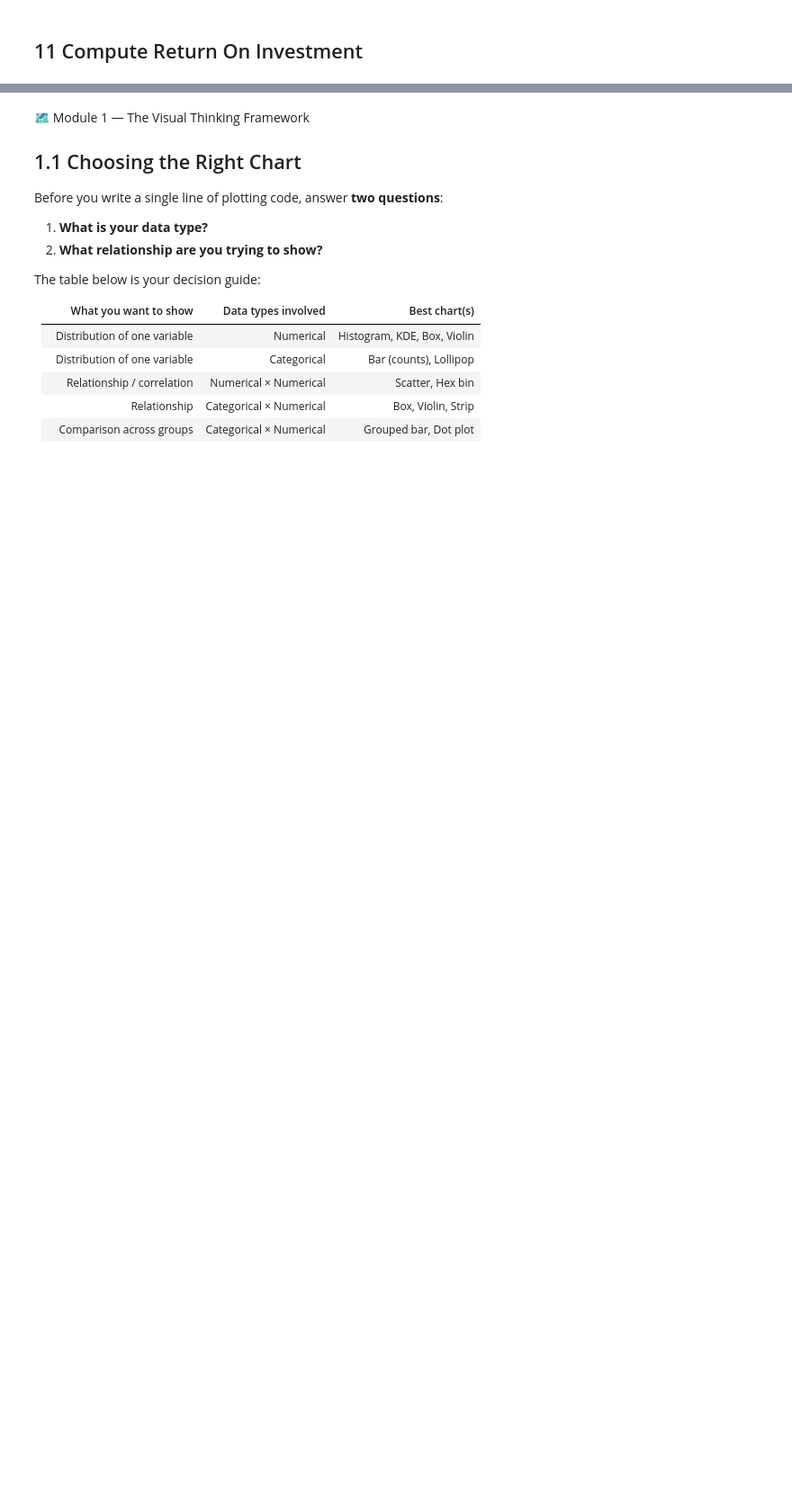
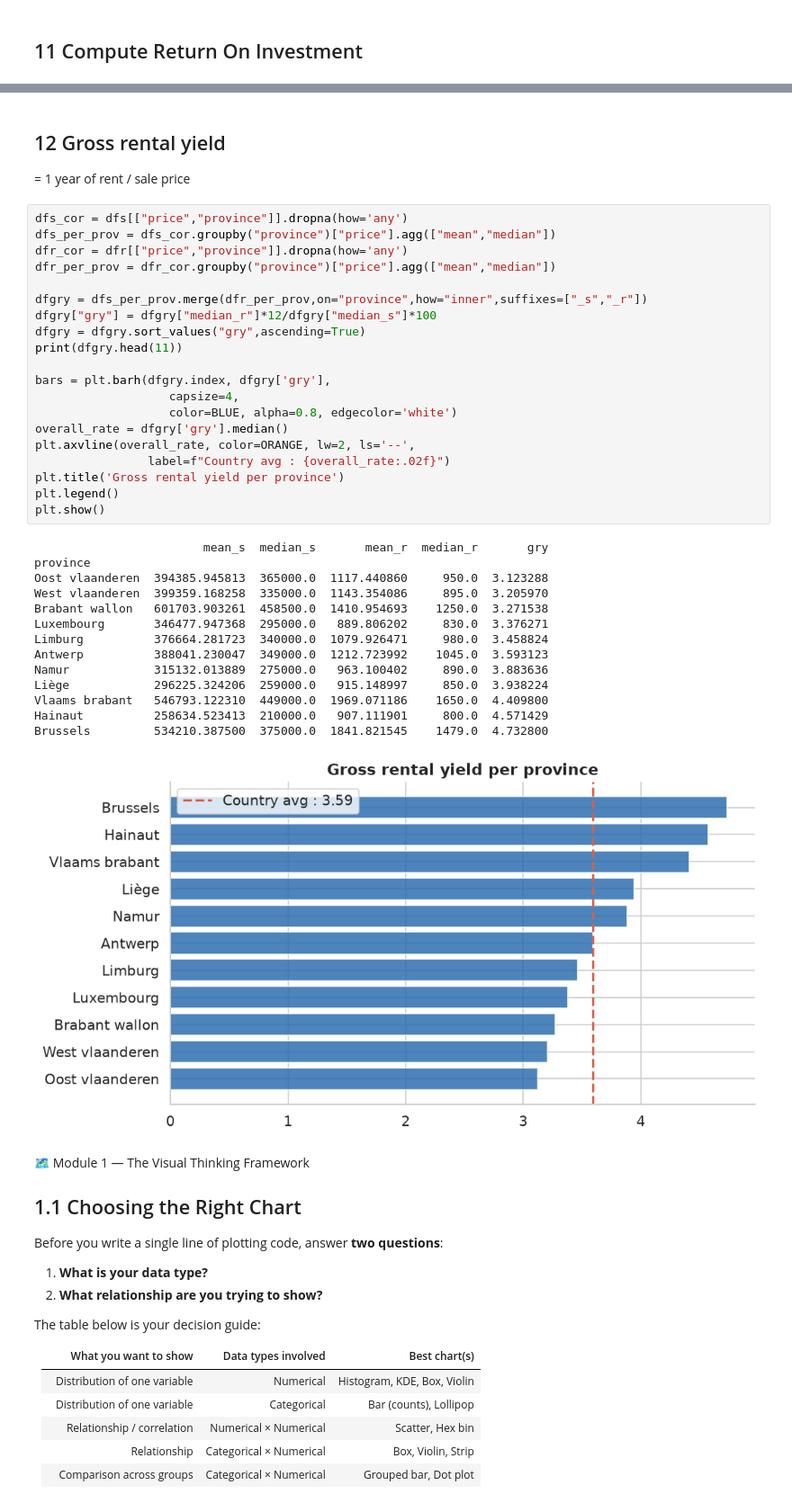
Before and after one commit to Gunay-Bayramova/immoeliza_data_analysis, a Jupyter notebook: Analysis/analysis_GB.ipynb, the cells around one changed output, grey strips where cells are left out. Shown at 90% size. Drawn from its saved outputs; the diff is of its cells as text; blank space fills up the shorter version.

```diff
--- a/Analysis/analysis_GB.ipynb
+++ b/Analysis/analysis_GB.ipynb
@@ -362,3 +417,42 @@ df = dfs
+# %% [markdown]
+## 12 Gross rental yield
+
+= 1 year of rent / sale price
+# %%
+dfs_cor = dfs[["price","province"]].dropna(how='any')
+dfs_per_prov = dfs_cor.groupby("province")["price"].agg(["mean","median"])
+dfr_cor = dfr[["price","province"]].dropna(how='any')
+dfr_per_prov = dfr_cor.groupby("province")["price"].agg(["mean","median"])
+
+dfgry = dfs_per_prov.merge(dfr_per_prov,on="province",how="inner",suffixes=["_s","_r"])
+dfgry["gry"] = dfgry["median_r"]*12/dfgry["median_s"]*100
+dfgry = dfgry.sort_values("gry",ascending=True)
+print(dfgry.head(11))
+
+bars = plt.barh(dfgry.index, dfgry['gry'],
+                   capsize=4,
+                   color=BLUE, alpha=0.8, edgecolor='white')
+overall_rate = dfgry['gry'].median()
+plt.axvline(overall_rate, color=ORANGE, lw=2, ls='--',
+                label=f"Country avg : {overall_rate:.02f}")
+plt.title('Gross rental yield per province')
+plt.legend()
+plt.show()
+# %% [output]
+                        mean_s  median_s       mean_r  median_r       gry
+province
+Oost vlaanderen  394385.945813  365000.0  1117.440860     950.0  3.123288
+West vlaanderen  399359.168258  335000.0  1143.354086     895.0  3.205970
+Brabant wallon   601703.903261  458500.0  1410.954693    1250.0  3.271538
+Luxembourg       346477.947368  295000.0   889.806202     830.0  3.376271
+Limburg          376664.281723  340000.0  1079.926471     980.0  3.458824
+Antwerp          388041.230047  349000.0  1212.723992    1045.0  3.593123
+Namur            315132.013889  275000.0   963.100402     890.0  3.883636
+Liège            296225.324206  259000.0   915.148997     850.0  3.938224
+Vlaams brabant   546793.122310  449000.0  1969.071186    1650.0  4.409800
+Hainaut          258634.523413  210000.0   907.111901     800.0  4.571429
+Brussels         534210.387500  375000.0  1841.821545    1479.0  4.732800
+[figure, added]
 # %% [markdown]
 🗺️ Module 1 — The Visual Thinking Framework
 
```
Also changed, not shown: parts of 6 cells of this notebook.
